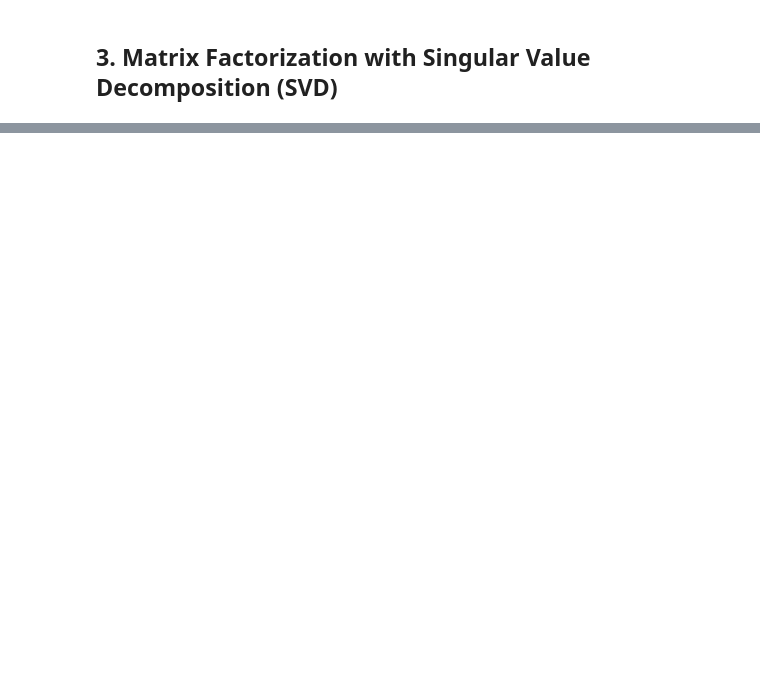
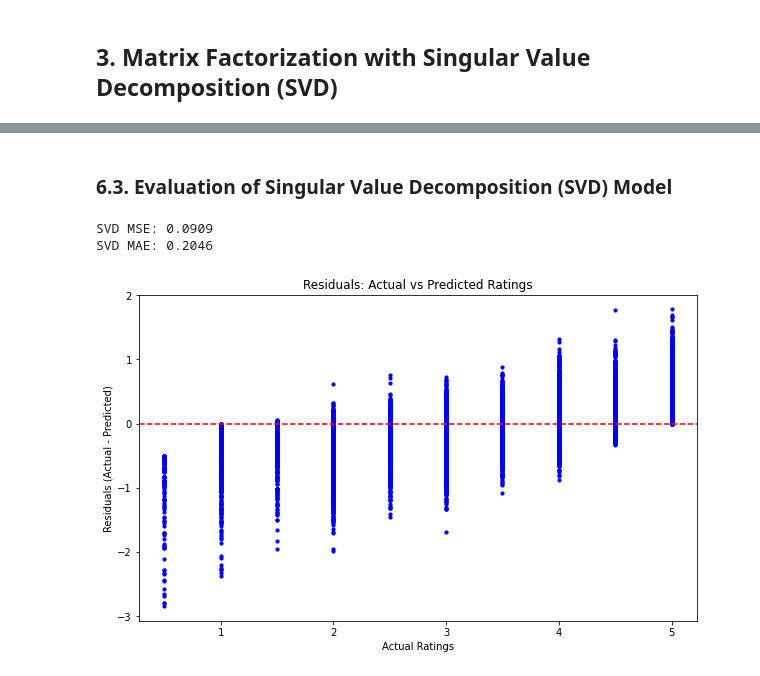
Before and after one commit to Felix-87/Phase4_project, a Jupyter notebook: index.ipynb, the cells around one changed output, grey strips where cells are left out. Saved outputs shown, nothing was run; the diff lists cells and outputs as text; code cells hidden in the pictures; blank space fills up the shorter version.

Commit message:
built models and evaluated

```diff
--- a/index.ipynb
+++ b/index.ipynb
@@ -356,0 +258,6 @@ print(top_5_movies)
+# %%
+# Define the rating scale
+reader = Reader(rating_scale=(df['rating'].min(), df['rating'].max()))
+
+# Convert the df dataset to a Surprise dataset
+data = Dataset.load_from_df(df[["userid", "movieid", "rating"]], reader)
@@ -356,0 +266,3 @@ print(top_5_movies)
+# %%
+# Splitting the surprise dataset
+trainset, testset = train_test_split(data, test_size=0.2, random_state=42)
@@ -575,0 +499,45 @@ Index: []
+# %% [markdown]
+### 6.3. Evaluation of Singular Value Decomposition (SVD) Model
+# %%
+# Predict ratings on the testset
+svd_predictions = svd.test(testset)
+
+# Evaluate using MSE and MAE
+# svd_mse = accuracy.mse(svd_predictions)
+# svd_mae = accuracy.mae(svd_predictions)
+print(f'SVD MSE: {svd_mse:.4f}')
+print(f'SVD MAE: {svd_mae:.4f}')
+# %% [output]
+SVD MSE: 0.0909
+SVD MAE: 0.2046
+# %%
+# Prepare for storing predictions and actuals
+predictions = []
+actuals = []
+
+# Loop through testset to predict ratings for each user-item pair
+for uid, iid, true_r in testset:
+    # Predict the rating for the user-item pair
+    prediction = svd.predict(uid, iid)
+
+    # Store predicted and actual ratings
+    predictions.append(prediction.est)
+    actuals.append(true_r)
+
+# Convert lists to numpy arrays for easier handling
+predictions = np.array(predictions)
+actuals = np.array(actuals)
+
+# Calculate residuals (actual - predicted)
+residuals = actuals - predictions
+# %%
+# Visualize the residuals
+plt.figure(figsize=(10, 6))
+plt.scatter(actuals, residuals, color='blue', s=10)
+plt.axhline(y=0, color='red', linestyle='--')  # Line at y=0 for better visualization
+plt.title('Residuals: Actual vs Predicted Ratings')
+plt.xlabel('Actual Ratings')
+plt.ylabel('Residuals (Actual - Predicted)')
+plt.show()
+# %% [output]
+[figure, added]
```
Also changed, not shown: parts of 67 cells of this notebook.
